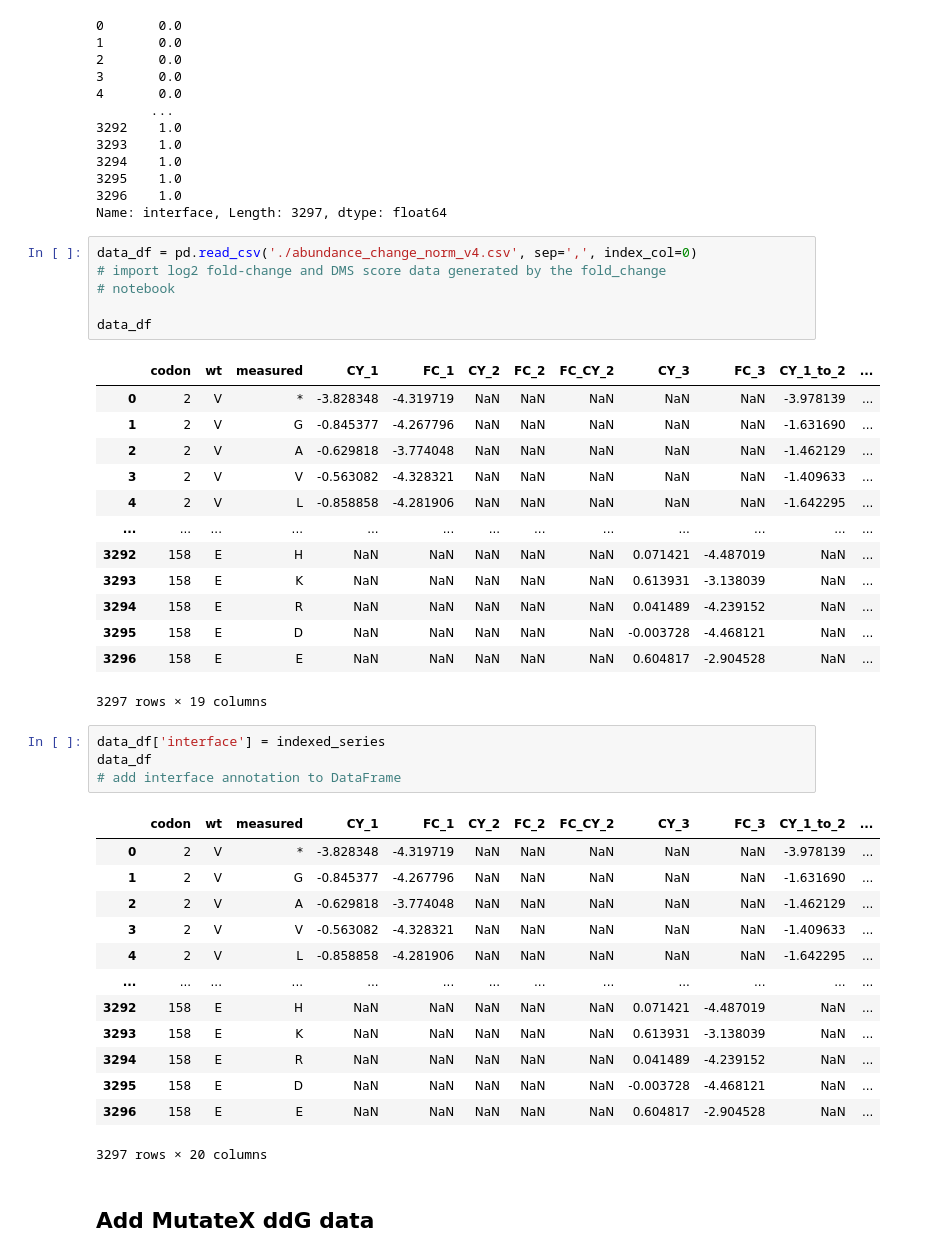
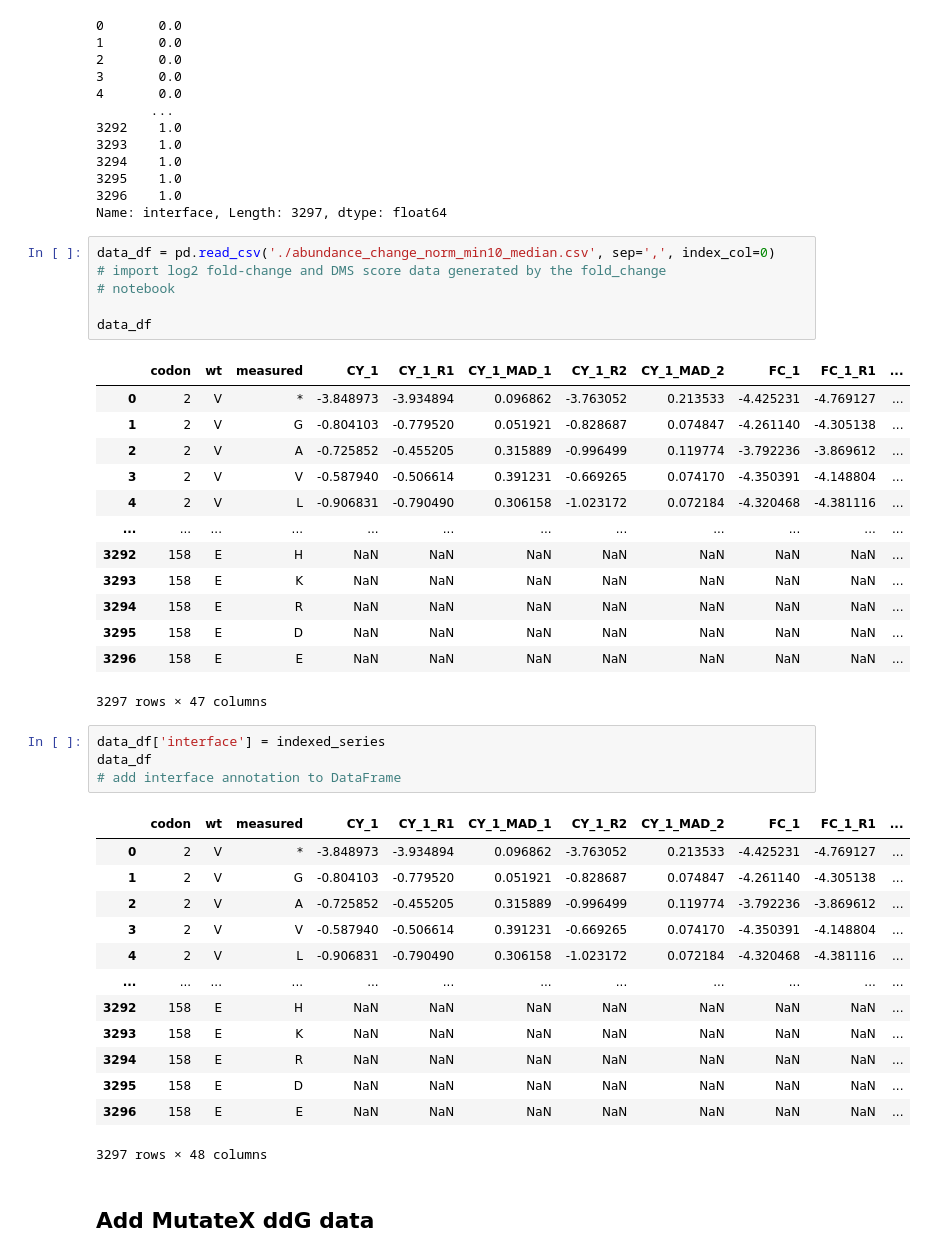
Before and after one commit to Landrylab/Despres_et_al_2021, a Jupyter notebook: Pymol_analysis_upload.ipynb, the cells around one changed output. Drawn from its saved outputs; the diff is of its cells as text.

```diff
--- a/Pymol_analysis_upload.ipynb
+++ b/Pymol_analysis_upload.ipynb
@@ -144,43 +146,43 @@ indexed_series
 3296    1.0
 Name: interface, Length: 3297, dtype: float64
 # %%
-data_df = pd.read_csv('./abundance_change_norm_v4.csv', sep=',', index_col=0)
+data_df = pd.read_csv('./abundance_change_norm_min10_median.csv', sep=',', index_col=0)
 # import log2 fold-change and DMS score data generated by the fold_change
 # notebook
 
 data_df
 # %% [output]
-|  | codon | wt | measured | CY_1 | FC_1 | CY_2 | FC_2 | FC_CY_2 | CY_3 | FC_3 | CY_1_to_2 | ... |
-| 0 | 2 | V | * | -3.828348 | -4.319719 | NaN | NaN | NaN | NaN | NaN | -3.978139 | ... |
-| 1 | 2 | V | G | -0.845377 | -4.267796 | NaN | NaN | NaN | NaN | NaN | -1.631690 | ... |
-| 2 | 2 | V | A | -0.629818 | -3.774048 | NaN | NaN | NaN | NaN | NaN | -1.462129 | ... |
-| 3 | 2 | V | V | -0.563082 | -4.328321 | NaN | NaN | NaN | NaN | NaN | -1.409633 | ... |
-| 4 | 2 | V | L | -0.858858 | -4.281906 | NaN | NaN | NaN | NaN | NaN | -1.642295 | ... |
-| ... | ... | ... | ... | ... | ... | ... | ... | ... | ... | ... | ... | ... |
-| 3292 | 158 | E | H | NaN | NaN | NaN | NaN | NaN | 0.071421 | -4.487019 | NaN | ... |
-| 3293 | 158 | E | K | NaN | NaN | NaN | NaN | NaN | 0.613931 | -3.138039 | NaN | ... |
-| 3294 | 158 | E | R | NaN | NaN | NaN | NaN | NaN | 0.041489 | -4.239152 | NaN | ... |
-| 3295 | 158 | E | D | NaN | NaN | NaN | NaN | NaN | -0.003728 | -4.468121 | NaN | ... |
-| 3296 | 158 | E | E | NaN | NaN | NaN | NaN | NaN | 0.604817 | -2.904528 | NaN | ... |
+|  | codon | wt | measured | CY_1 | CY_1_R1 | CY_1_MAD_1 | CY_1_R2 | CY_1_MAD_2 | FC_1 | FC_1_R1 | ... |
+| 0 | 2 | V | * | -3.848973 | -3.934894 | 0.096862 | -3.763052 | 0.213533 | -4.425231 | -4.769127 | ... |
+| 1 | 2 | V | G | -0.804103 | -0.779520 | 0.051921 | -0.828687 | 0.074847 | -4.261140 | -4.305138 | ... |
+| 2 | 2 | V | A | -0.725852 | -0.455205 | 0.315889 | -0.996499 | 0.119774 | -3.792236 | -3.869612 | ... |
+| 3 | 2 | V | V | -0.587940 | -0.506614 | 0.391231 | -0.669265 | 0.074170 | -4.350391 | -4.148804 | ... |
+| 4 | 2 | V | L | -0.906831 | -0.790490 | 0.306158 | -1.023172 | 0.072184 | -4.320468 | -4.381116 | ... |
+| ... | ... | ... | ... | ... | ... | ... | ... | ... | ... | ... | ... |
+| 3292 | 158 | E | H | NaN | NaN | NaN | NaN | NaN | NaN | NaN | ... |
+| 3293 | 158 | E | K | NaN | NaN | NaN | NaN | NaN | NaN | NaN | ... |
+| 3294 | 158 | E | R | NaN | NaN | NaN | NaN | NaN | NaN | NaN | ... |
+| 3295 | 158 | E | D | NaN | NaN | NaN | NaN | NaN | NaN | NaN | ... |
+| 3296 | 158 | E | E | NaN | NaN | NaN | NaN | NaN | NaN | NaN | ... |
-3297 rows × 19 columns
+3297 rows × 47 columns
 # %%
 data_df['interface'] = indexed_series
 data_df
 # add interface annotation to DataFrame
 # %% [output]
-|  | codon | wt | measured | CY_1 | FC_1 | CY_2 | FC_2 | FC_CY_2 | CY_3 | FC_3 | CY_1_to_2 | ... |
-| 0 | 2 | V | * | -3.828348 | -4.319719 | NaN | NaN | NaN | NaN | NaN | -3.978139 | ... |
-| 1 | 2 | V | G | -0.845377 | -4.267796 | NaN | NaN | NaN | NaN | NaN | -1.631690 | ... |
-| 2 | 2 | V | A | -0.629818 | -3.774048 | NaN | NaN | NaN | NaN | NaN | -1.462129 | ... |
-| 3 | 2 | V | V | -0.563082 | -4.328321 | NaN | NaN | NaN | NaN | NaN | -1.409633 | ... |
-| 4 | 2 | V | L | -0.858858 | -4.281906 | NaN | NaN | NaN | NaN | NaN | -1.642295 | ... |
-| ... | ... | ... | ... | ... | ... | ... | ... | ... | ... | ... | ... | ... |
-| 3292 | 158 | E | H | NaN | NaN | NaN | NaN | NaN | 0.071421 | -4.487019 | NaN | ... |
-| 3293 | 158 | E | K | NaN | NaN | NaN | NaN | NaN | 0.613931 | -3.138039 | NaN | ... |
-| 3294 | 158 | E | R | NaN | NaN | NaN | NaN | NaN | 0.041489 | -4.239152 | NaN | ... |
-| 3295 | 158 | E | D | NaN | NaN | NaN | NaN | NaN | -0.003728 | -4.468121 | NaN | ... |
-| 3296 | 158 | E | E | NaN | NaN | NaN | NaN | NaN | 0.604817 | -2.904528 | NaN | ... |
+|  | codon | wt | measured | CY_1 | CY_1_R1 | CY_1_MAD_1 | CY_1_R2 | CY_1_MAD_2 | FC_1 | FC_1_R1 | ... |
+| 0 | 2 | V | * | -3.848973 | -3.934894 | 0.096862 | -3.763052 | 0.213533 | -4.425231 | -4.769127 | ... |
+| 1 | 2 | V | G | -0.804103 | -0.779520 | 0.051921 | -0.828687 | 0.074847 | -4.261140 | -4.305138 | ... |
+| 2 | 2 | V | A | -0.725852 | -0.455205 | 0.315889 | -0.996499 | 0.119774 | -3.792236 | -3.869612 | ... |
+| 3 | 2 | V | V | -0.587940 | -0.506614 | 0.391231 | -0.669265 | 0.074170 | -4.350391 | -4.148804 | ... |
+| 4 | 2 | V | L | -0.906831 | -0.790490 | 0.306158 | -1.023172 | 0.072184 | -4.320468 | -4.381116 | ... |
+| ... | ... | ... | ... | ... | ... | ... | ... | ... | ... | ... | ... |
+| 3292 | 158 | E | H | NaN | NaN | NaN | NaN | NaN | NaN | NaN | ... |
+| 3293 | 158 | E | K | NaN | NaN | NaN | NaN | NaN | NaN | NaN | ... |
+| 3294 | 158 | E | R | NaN | NaN | NaN | NaN | NaN | NaN | NaN | ... |
+| 3295 | 158 | E | D | NaN | NaN | NaN | NaN | NaN | NaN | NaN | ... |
+| 3296 | 158 | E | E | NaN | NaN | NaN | NaN | NaN | NaN | NaN | ... |
-3297 rows × 20 columns
+3297 rows × 48 columns
 # %% [markdown]
 ## Add MutateX ddG data
 # %%
```
Also changed, not shown: parts of 5 cells of this notebook.
